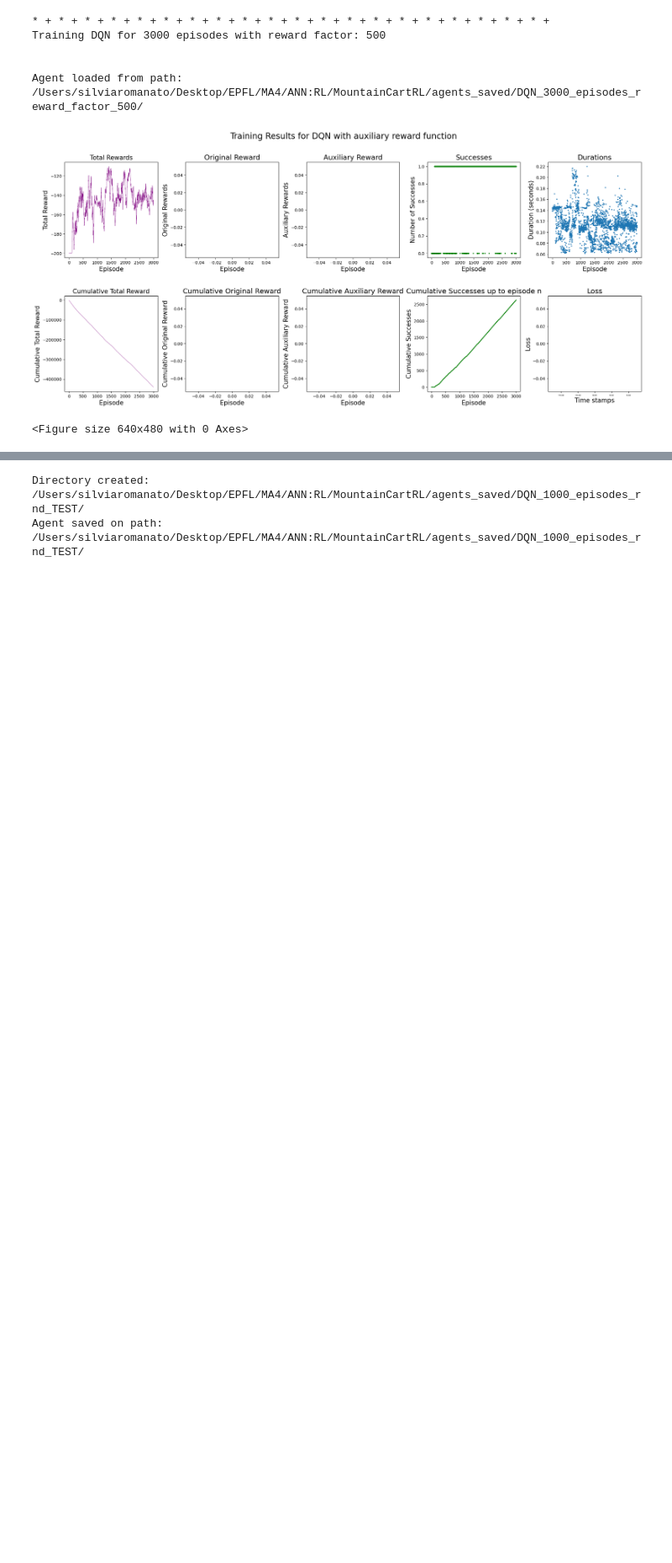
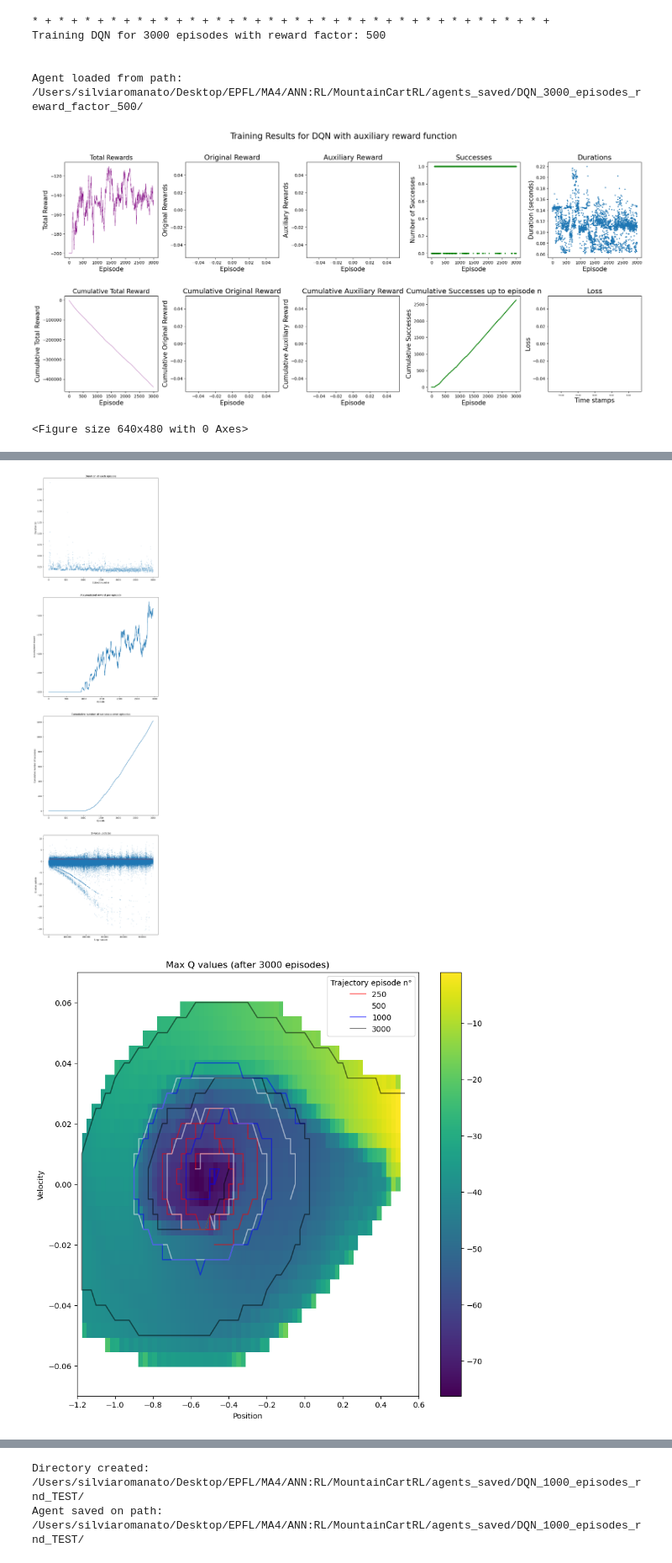
Before and after one commit to silviiaromanato/MountainCartRL, a Jupyter notebook: MountainCart_notebook.ipynb, the cells around one changed output, grey strips where cells are left out. Shown at 84% size. Cells and saved outputs as stored; diff of their text form; code cells hidden in the pictures; blank space fills up the shorter version.

```diff
--- a/MountainCart_notebook.ipynb
+++ b/MountainCart_notebook.ipynb
@@ -249,0 +268,5 @@ agent.save_agent(f"DQN_{num_episodes}_episodes_reward_factor_{reward_factor}")
+# %%
+plot_all_on_same_column(dyna_agent)
+# %% [output]
+[figure, added]
+[figure, added]
```
Also changed, not shown: parts of 22 cells of this notebook, 2 other files.
